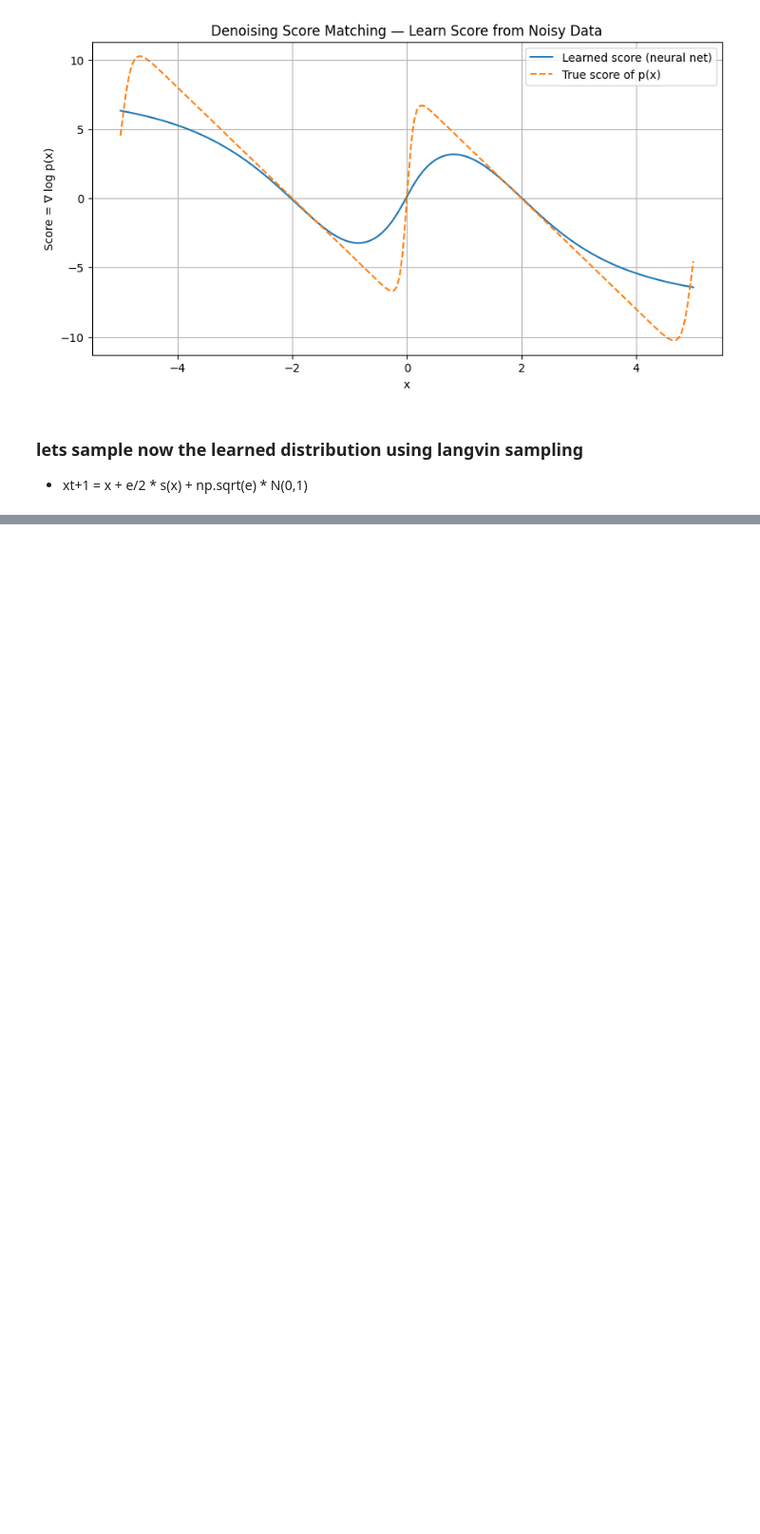
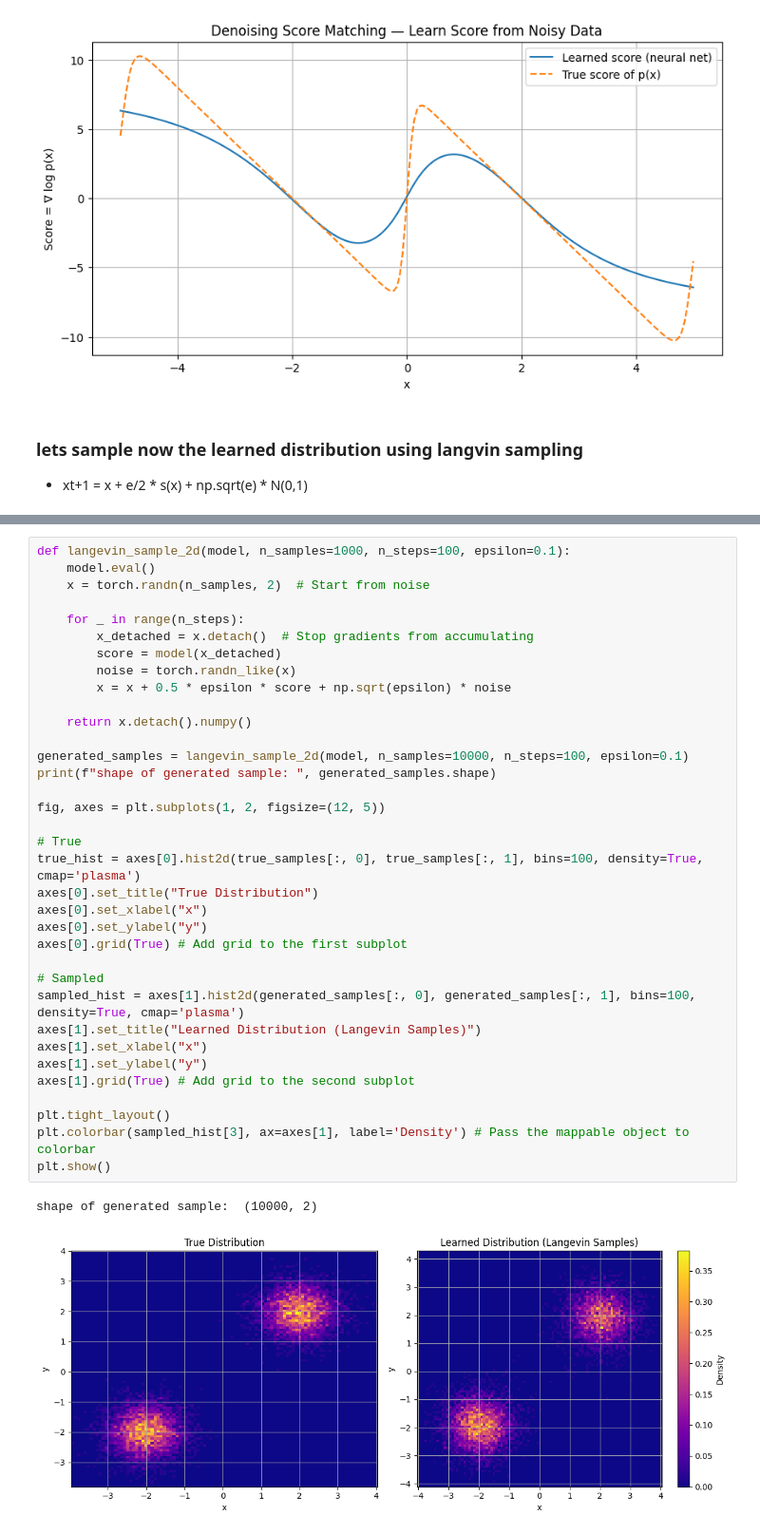
Before and after one commit to Jaseelkt007/Generative_AI_basics, a Jupyter notebook: Langvin_sampling.ipynb, the cells around one changed output, grey strips where cells are left out. Shown at 95% size. Drawn from its saved outputs; the diff is of its cells as text; blank space fills up the shorter version.

```diff
--- a/Langvin_sampling.ipynb
+++ b/Langvin_sampling.ipynb
@@ -310,0 +412,38 @@ plt.show()
+# %%
+def langevin_sample_2d(model, n_samples=1000, n_steps=100, epsilon=0.1):
+    model.eval()
+    x = torch.randn(n_samples, 2)  # Start from noise
+
+    for _ in range(n_steps):
+        x_detached = x.detach()  # Stop gradients from accumulating
+        score = model(x_detached)
+        noise = torch.randn_like(x)
+        x = x + 0.5 * epsilon * score + np.sqrt(epsilon) * noise
+
+    return x.detach().numpy()
+
+generated_samples = langevin_sample_2d(model, n_samples=10000, n_steps=100, epsilon=0.1)
+print(f"shape of generated sample: ", generated_samples.shape)
+
+fig, axes = plt.subplots(1, 2, figsize=(12, 5))
+
+# True
+true_hist = axes[0].hist2d(true_samples[:, 0], true_samples[:, 1], bins=100, density=True, cmap='plasma')
+axes[0].set_title("True Distribution")
+axes[0].set_xlabel("x")
+axes[0].set_ylabel("y")
+axes[0].grid(True) # Add grid to the first subplot
+
+# Sampled
+sampled_hist = axes[1].hist2d(generated_samples[:, 0], generated_samples[:, 1], bins=100, density=True, cmap='plasma')
+axes[1].set_title("Learned Distribution (Langevin Samples)")
+axes[1].set_xlabel("x")
+axes[1].set_ylabel("y")
+axes[1].grid(True) # Add grid to the second subplot
+
+plt.tight_layout()
+plt.colorbar(sampled_hist[3], ax=axes[1], label='Density') # Pass the mappable object to colorbar
+plt.show()
+# %% [output]
+shape of generated sample:  (10000, 2)
+[figure, added]
```
Also changed, not shown: parts of 10 cells of this notebook.
